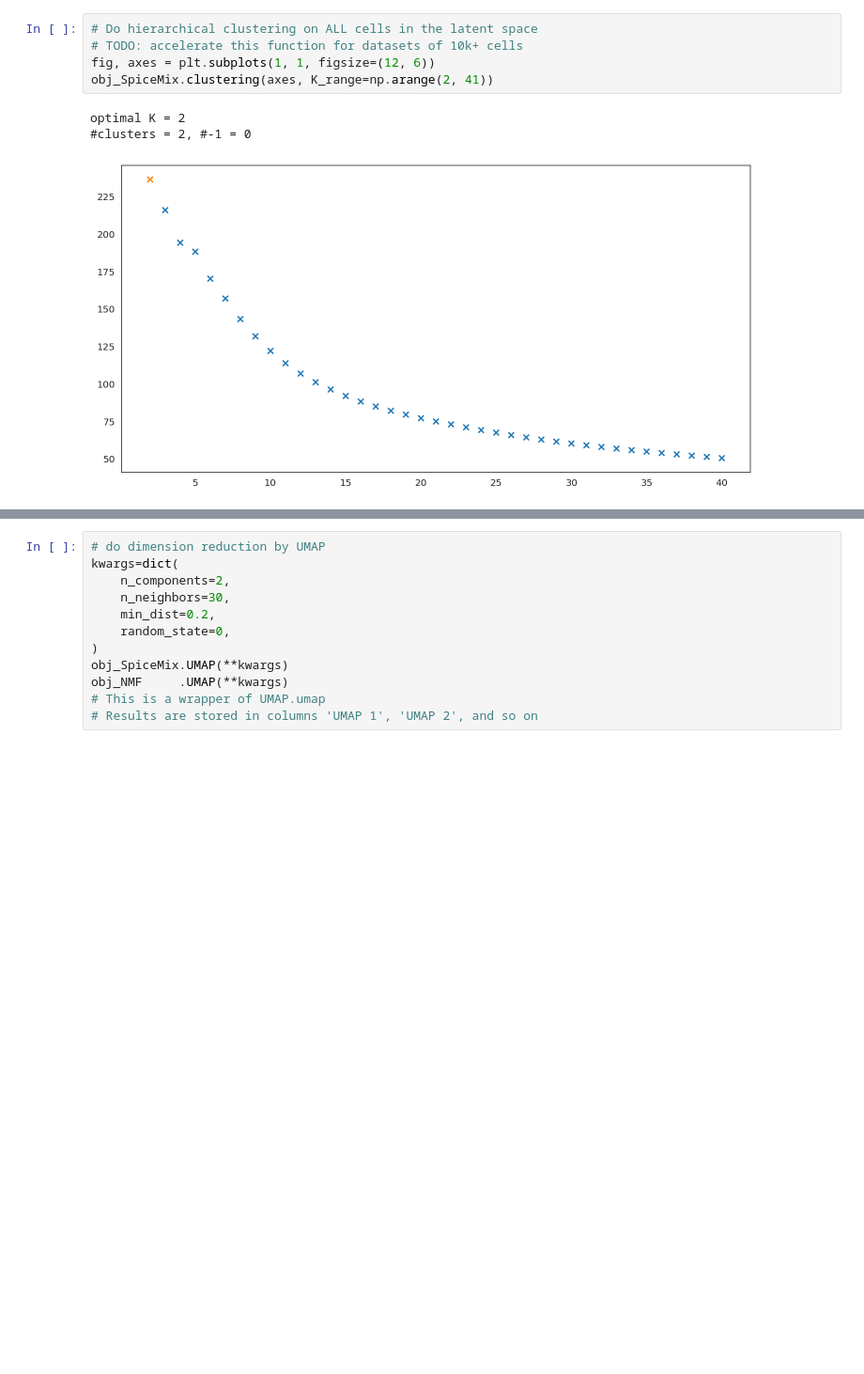
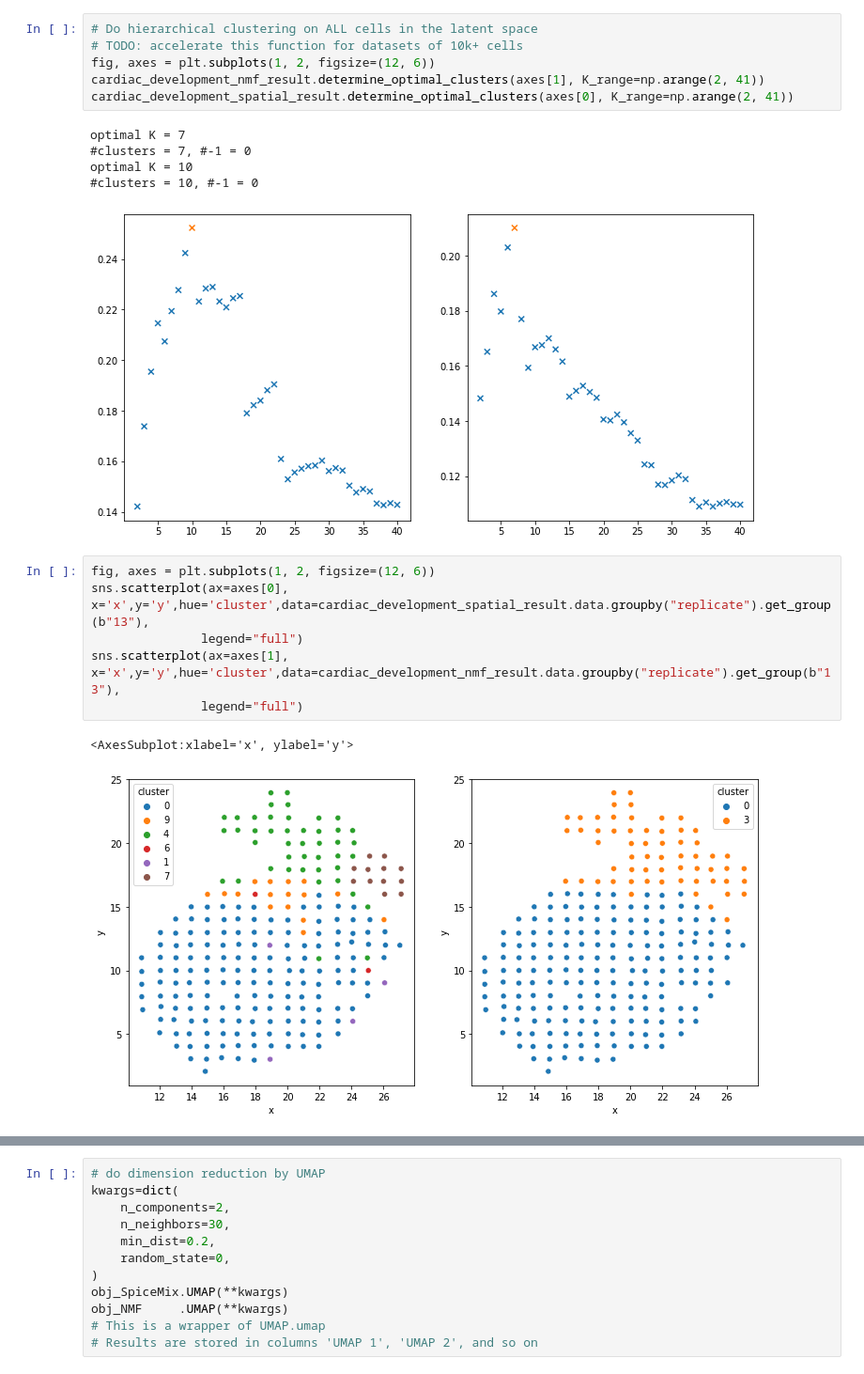
Before and after one commit to alam-shahul/popari, a Jupyter notebook: SpiceMix/analyze_results.ipynb, the cells around one changed output, grey strips where cells are left out. Shown at 94% size. Cells and saved outputs as stored; diff of their text form; blank space fills up the shorter version.

```diff
--- a/SpiceMix/analyze_results.ipynb
+++ b/SpiceMix/analyze_results.ipynb
@@ -45,12 +66,24 @@ Iteration 470
 # %%
 # Do hierarchical clustering on ALL cells in the latent space
 # TODO: accelerate this function for datasets of 10k+ cells
-fig, axes = plt.subplots(1, 1, figsize=(12, 6))
-obj_SpiceMix.clustering(axes, K_range=np.arange(2, 41))
+fig, axes = plt.subplots(1, 2, figsize=(12, 6))
+cardiac_development_nmf_result.determine_optimal_clusters(axes[1], K_range=np.arange(2, 41))
+cardiac_development_spatial_result.determine_optimal_clusters(axes[0], K_range=np.arange(2, 41))
 # %% [output]
-optimal K = 2
-#clusters = 2, #-1 = 0
+optimal K = 7
+#clusters = 7, #-1 = 0
+optimal K = 10
+#clusters = 10, #-1 = 0
-[figure, old version]
+[figure, new version]
+# %%
+fig, axes = plt.subplots(1, 2, figsize=(12, 6))
+sns.scatterplot(ax=axes[0], x='x',y='y',hue='cluster',data=cardiac_development_spatial_result.data.groupby("replicate").get_group(b"13"),
+               legend="full")
+sns.scatterplot(ax=axes[1], x='x',y='y',hue='cluster',data=cardiac_development_nmf_result.data.groupby("replicate").get_group(b"13"),
+               legend="full")
+# %% [output]
+<AxesSubplot:xlabel='x', ylabel='y'>
+[figure, added]
 # %%
 # Assign a name (a str) to each raw cluster (a natural number starting from 0)
 # To merge raw clusters, assign the same name to them
```
Also changed, not shown: parts of 13 cells of this notebook, 3 other files.
